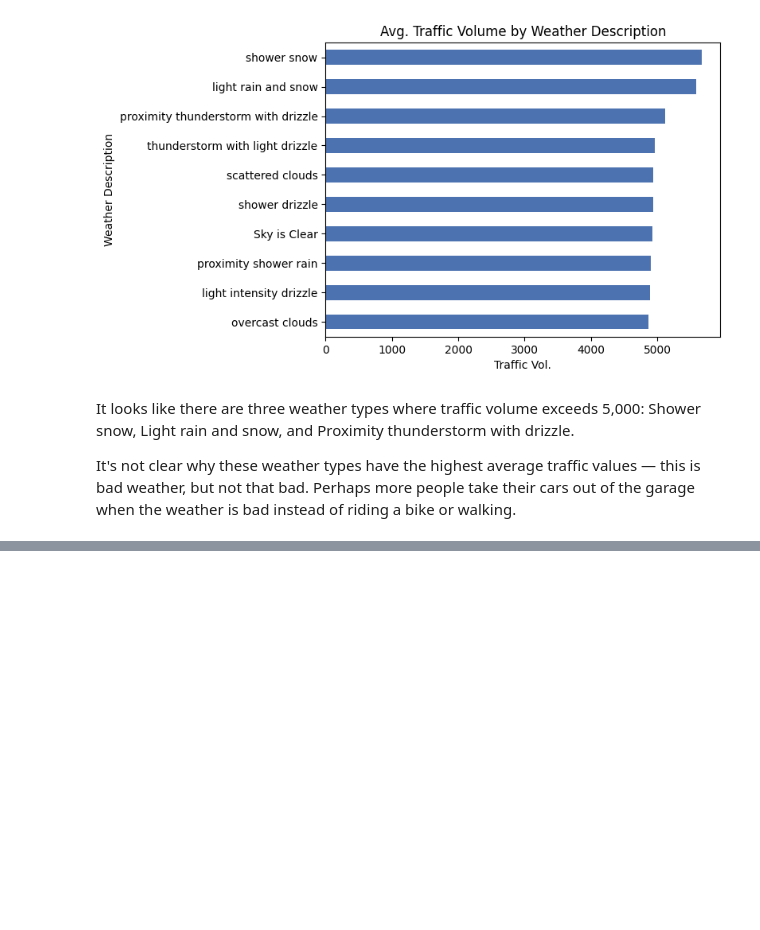
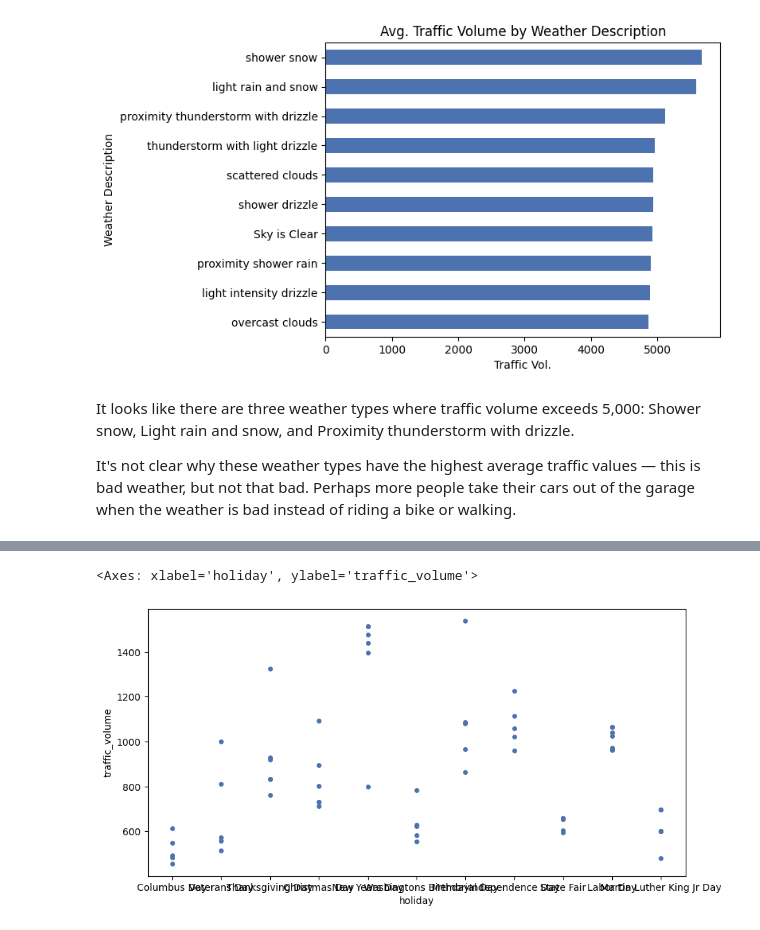
Before and after one commit to shree131/Heavy-Traffic-Indicators-Analysis, a Jupyter notebook: I94_heavy_traffic_indicators_analysis.ipynb, the cells around one changed output, grey strips where cells are left out. Drawn from its saved outputs; the diff is of its cells as text; code cells hidden in the pictures; blank space fills up the shorter version.

Commit message:
Analyzed holidays as indicator

```diff
--- a/I94_heavy_traffic_indicators_analysis.ipynb
+++ b/I94_heavy_traffic_indicators_analysis.ipynb
@@ -648,0 +664,8 @@ i94_traffic['holiday'].value_counts()
+# %%
+# Holiday Boolean
+holiday_bool = ~(i94_traffic['holiday'] == 'None')
+
+#Exclude None
+holiday_traffic = i94_traffic[holiday_bool]
+
+holiday_traffic['holiday'].value_counts()
@@ -648,0 +686,6 @@ i94_traffic['holiday'].value_counts()
+# %%
+plt.figure(figsize=(10, 5))
+sns.stripplot(x='holiday', y='traffic_volume', data=holiday_traffic, jitter=False)
+# %% [output]
+<Axes: xlabel='holiday', ylabel='traffic_volume'>
+[figure, added]
```
Also changed, not shown: parts of 6 cells of this notebook.
